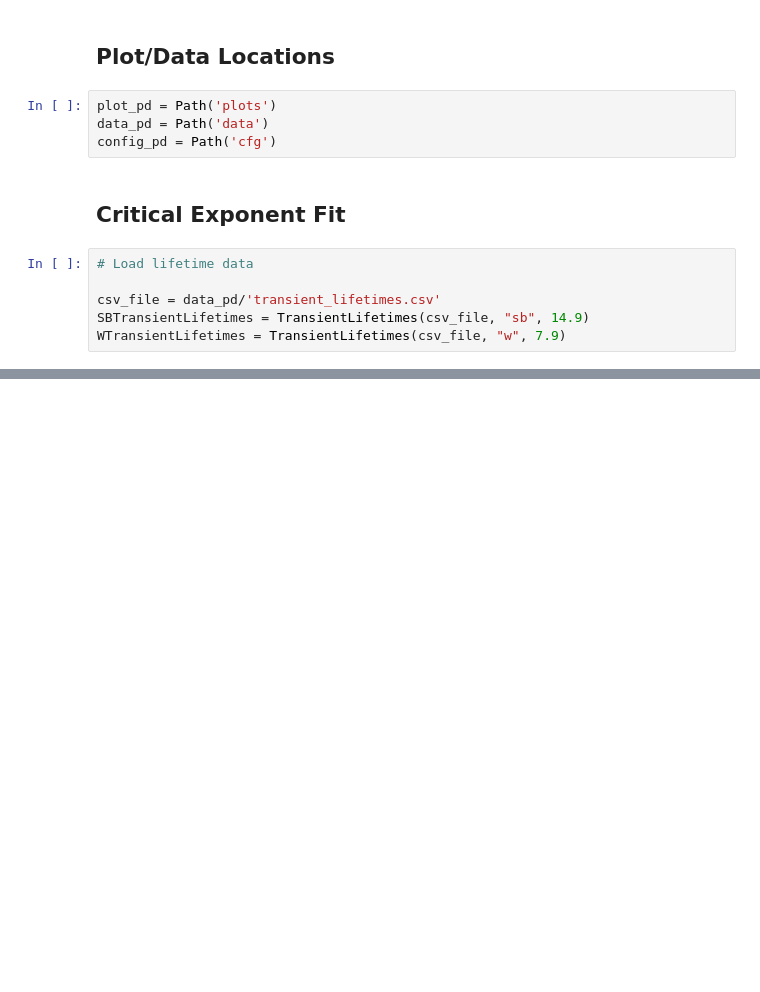
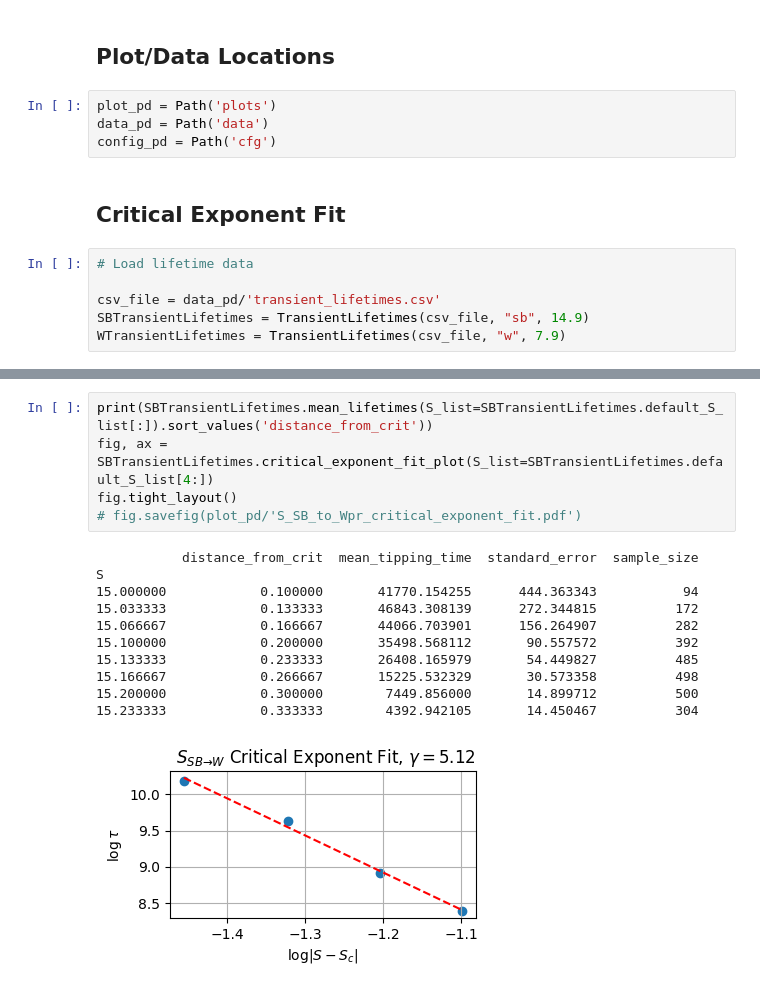
Before and after one commit to CalvinNesbitt/l96_ebm_boundary_crisis, a Jupyter notebook: notebooks/critical_exponent_fit.ipynb, the cells around one changed output, grey strips where cells are left out. Cells and saved outputs as stored; diff of their text form; blank space fills up the shorter version.

```diff
--- a/notebooks/critical_exponent_fit.ipynb
+++ b/notebooks/critical_exponent_fit.ipynb
@@ -54 +52,18 @@ fig.savefig(plot_pd/'S_W_to_SB_critical_exponent_fit.pdf')
 [figure]
+# %%
+print(SBTransientLifetimes.mean_lifetimes(S_list=SBTransientLifetimes.default_S_list[:]).sort_values('distance_from_crit'))
+fig, ax = SBTransientLifetimes.critical_exponent_fit_plot(S_list=SBTransientLifetimes.default_S_list[4:])
+fig.tight_layout()
+# fig.savefig(plot_pd/'S_SB_to_Wpr_critical_exponent_fit.pdf')
+# %% [output]
+           distance_from_crit  mean_tipping_time  standard_error  sample_size
+S
+15.000000            0.100000       41770.154255      444.363343           94
+15.033333            0.133333       46843.308139      272.344815          172
+15.066667            0.166667       44066.703901      156.264907          282
+15.100000            0.200000       35498.568112       90.557572          392
+15.133333            0.233333       26408.165979       54.449827          485
+15.166667            0.266667       15225.532329       30.573358          498
+15.200000            0.300000        7449.856000       14.899712          500
+15.233333            0.333333        4392.942105       14.450467          304
+[figure, added]
```
Also changed, not shown: parts of 4 cells of this notebook, 4 other files.
